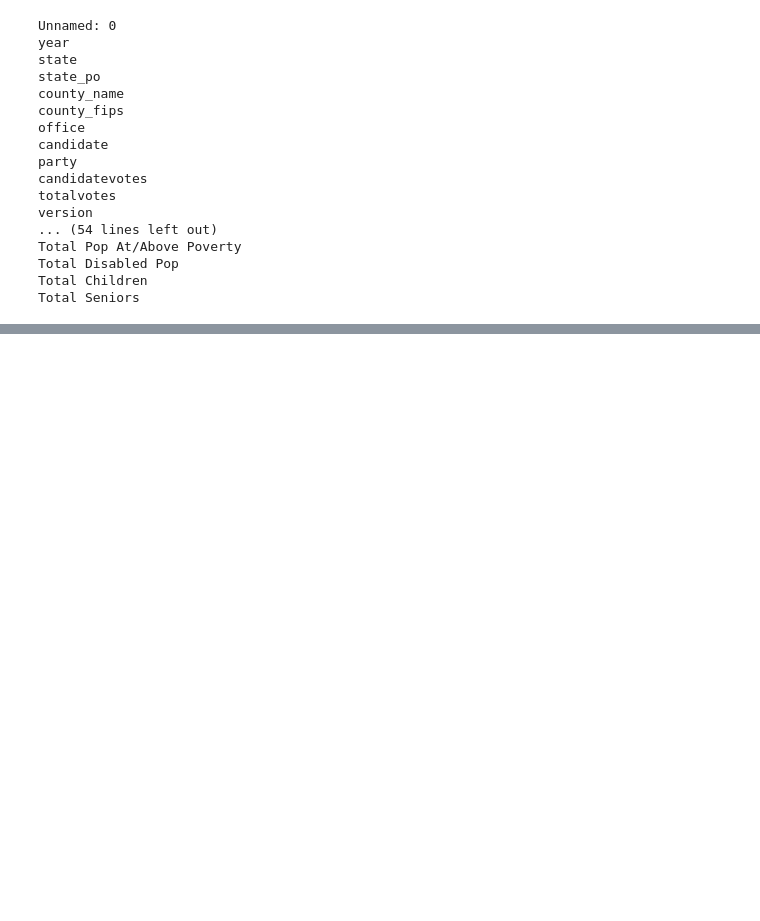
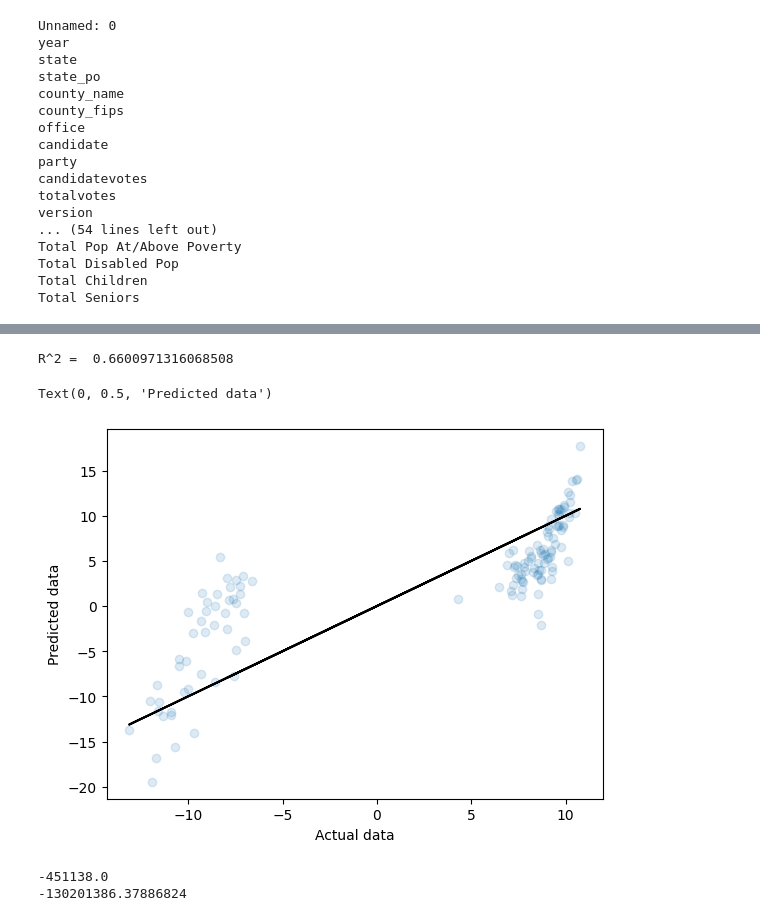
Before and after one commit to jennyschilling/project_voting_group11, a Jupyter notebook: data_wrangling.ipynb, the cells around one changed output, grey strips where cells are left out. Drawn from its saved outputs; the diff is of its cells as text; code cells hidden in the pictures; blank space fills up the shorter version.

Commit message:
Found net vote count at county level, built linear regression model

```diff
--- a/data_wrangling.ipynb
+++ b/data_wrangling.ipynb
@@ -174,0 +187,22 @@ partiallyCleanedDf.to_csv('./project_voting_group11/data/partiallyCleaned.csv',
+# %%
+# finding net vote by county
+counties = Df['county_name'].unique()
+county_net_votes = []
+
+for county in counties:
+    county_data = Df[Df['county_name'] == county]
+    total_dem = county_data[county_data['party'] == 'DEMOCRAT']['candidatevotes'].sum()
+    total_rep = county_data[county_data['party'] == 'REPUBLICAN']['candidatevotes'].sum()
+    # positive net vote is rep win
+    net_vote = np.arcsinh(total_rep - total_dem)  # rescaled for easier prediction fitting
+    county_net_votes.append(net_vote)
+
+# only keeping first row for each county bc demographic data repeated for each mode of voting
+Df = Df.drop_duplicates(subset='county_name', keep='first')
+# dropping party column bc no longer needed
+Df = Df.drop(columns=['party'])
+
+# adding in net_vote as new column
+Df['netvotes'] = county_net_votes
+
+print(Df.head())
@@ -174,0 +227,33 @@ partiallyCleanedDf.to_csv('./project_voting_group11/data/partiallyCleaned.csv',
+# %%
+# predictive model at county level
+X = Df.drop(columns=['county_name','netvotes'])
+y = Df['netvotes']
+
+# linear regression
+from sklearn.linear_model import LinearRegression # Import linear regression model
+stock_reg = LinearRegression().fit(X, y)
+ypred = stock_reg.predict(X)
+r2 = abs(stock_reg.score(X, y))
+print("R^2 = ", r2)
+
+# parity plot shows linear regression is not great
+import pylab as plt
+fig, ax = plt.subplots()
+ax.scatter(y, ypred,alpha=0.15)
+ax.plot(y,y, '-k');
+ax.set_xlabel('Actual data')
+ax.set_ylabel('Predicted data')
+# %% [output]
+R^2 =  0.6600971316068508
+Text(0, 0.5, 'Predicted data')
+[figure, added]
+# %%
+# finding state winner
+win_actual = np.sinh(Df['netvotes']).sum()
+print(win_actual) # negative value shows democrats won VA by 451138 votes
+
+win_pred = np.sinh(ypred).sum()
+print(win_pred) # predicted correct democrat win but votes are way off - more votes than people living in VA
+# %% [output]
+-451138.0
+-130201386.37886824
```
Also changed, not shown: parts of 4 cells of this notebook.
